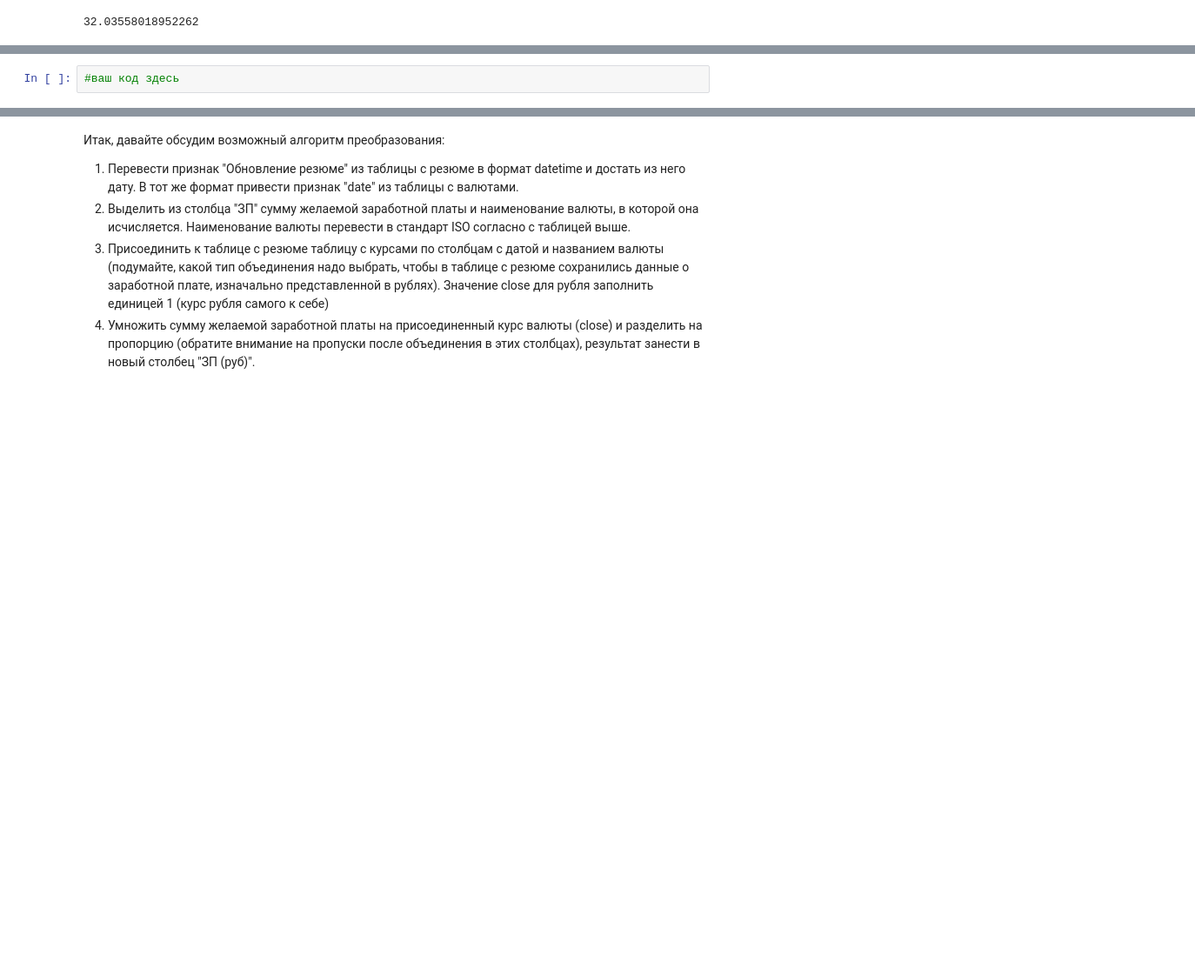
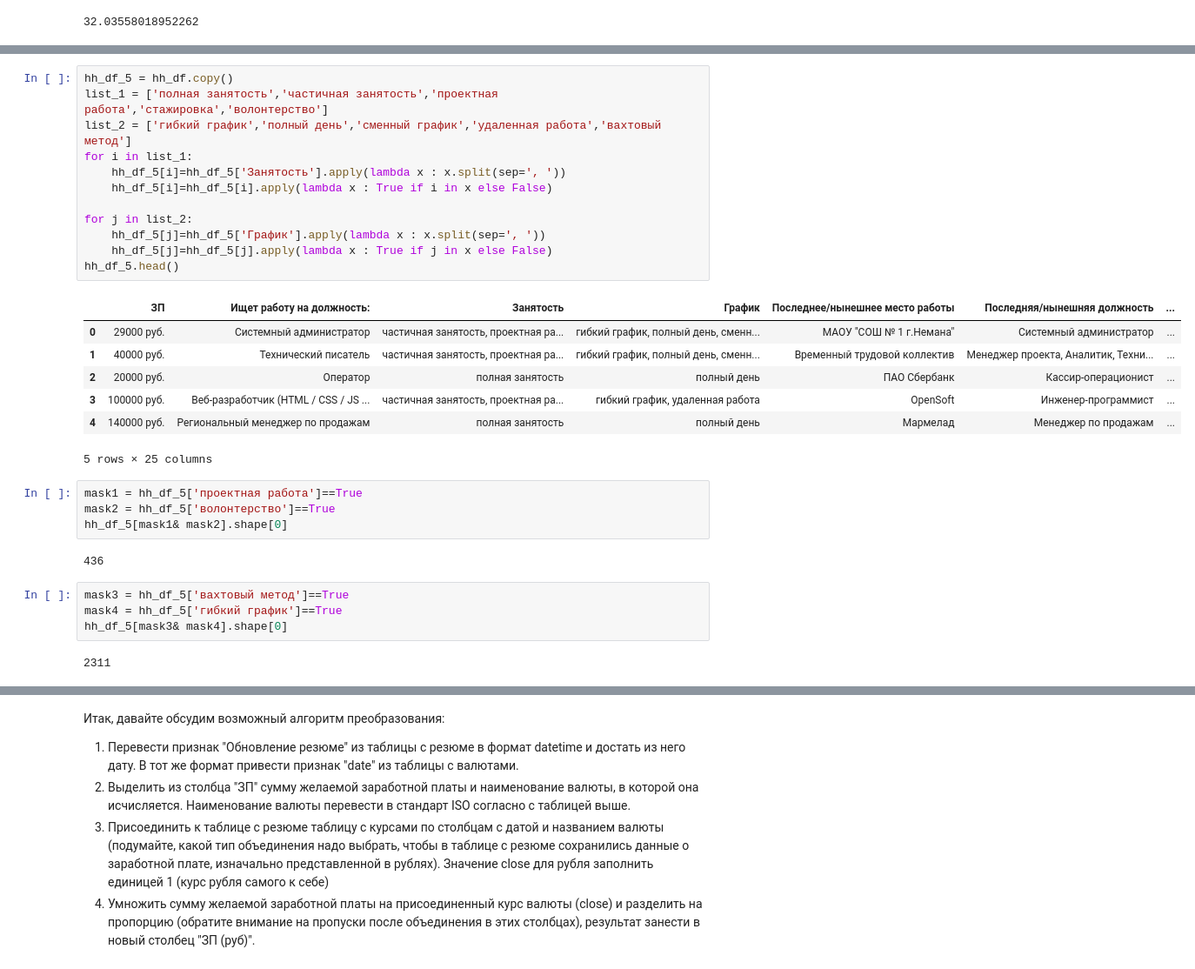
Before and after one commit to Karayushii/Skillfactory_DST, a Jupyter notebook: project_1/Ноутбук-шаблон Project 1.ipynb, the cells around one changed output, grey strips where cells are left out. Shown: that part at 87% size. Saved outputs shown, nothing was run; the diff lists cells and outputs as text; blank space fills up the shorter version.

```diff
--- a/project_1/Ноутбук-шаблон Project 1.ipynb
+++ b/project_1/Ноутбук-шаблон Project 1.ipynb
@@ -303,5 +307,35 @@ hh_df_4[(hh_df_4['Готовность к командировкам']==True) &
 Такой метод преобразования категориальных признаков называется One Hot Encoding и его схема представлена на рисунке ниже:
 <img src=https://raw.githubusercontent.com/AndreyRysistov/DatasetsForPandas/main/ohe.jpg>
 Выполните данное преобразование для признаков "Занятость" и "График", ответьте на контрольные вопросы, после чего удалите их из таблицы
-# %%
-#ваш код здесь
+# %%
+hh_df_5 = hh_df.copy()
+list_1 = ['полная занятость','частичная занятость','проектная работа','стажировка','волонтерство']
+list_2 = ['гибкий график','полный день','сменный график','удаленная работа','вахтовый метод']
+for i in list_1:
+    hh_df_5[i]=hh_df_5['Занятость'].apply(lambda x : x.split(sep=', '))
+    hh_df_5[i]=hh_df_5[i].apply(lambda x : True if i in x else False)
+
+for j in list_2:
+    hh_df_5[j]=hh_df_5['График'].apply(lambda x : x.split(sep=', '))
+    hh_df_5[j]=hh_df_5[j].apply(lambda x : True if j in x else False)
+hh_df_5.head()
+# %% [output]
+|  | ЗП | Ищет работу на должность: | Занятость | График | Последнее/нынешнее место работы | Последняя/нынешняя должность | ... |
+| 0 | 29000 руб. | Системный администратор | частичная занятость, проектная ра... | гибкий график, полный день, сменн... | МАОУ "СОШ № 1 г.Немана" | Системный администратор | ... |
+| 1 | 40000 руб. | Технический писатель | частичная занятость, проектная ра... | гибкий график, полный день, сменн... | Временный трудовой коллектив | Менеджер проекта, Аналитик, Техни... | ... |
+| 2 | 20000 руб. | Оператор | полная занятость | полный день | ПАО Сбербанк | Кассир-операционист | ... |
+| 3 | 100000 руб. | Веб-разработчик (HTML / CSS / JS ... | частичная занятость, проектная ра... | гибкий график, удаленная работа | OpenSoft | Инженер-программист | ... |
+| 4 | 140000 руб. | Региональный менеджер по продажам | полная занятость | полный день | Мармелад | Менеджер по продажам | ... |
+5 rows × 25 columns
+# %%
+mask1 = hh_df_5['проектная работа']==True
+mask2 = hh_df_5['волонтерство']==True
+hh_df_5[mask1& mask2].shape[0]
+# %% [output]
+436
+# %%
+mask3 = hh_df_5['вахтовый метод']==True
+mask4 = hh_df_5['гибкий график']==True
+hh_df_5[mask3& mask4].shape[0]
+# %% [output]
+2311
```
Also changed, not shown: parts of 6 cells of this notebook.
